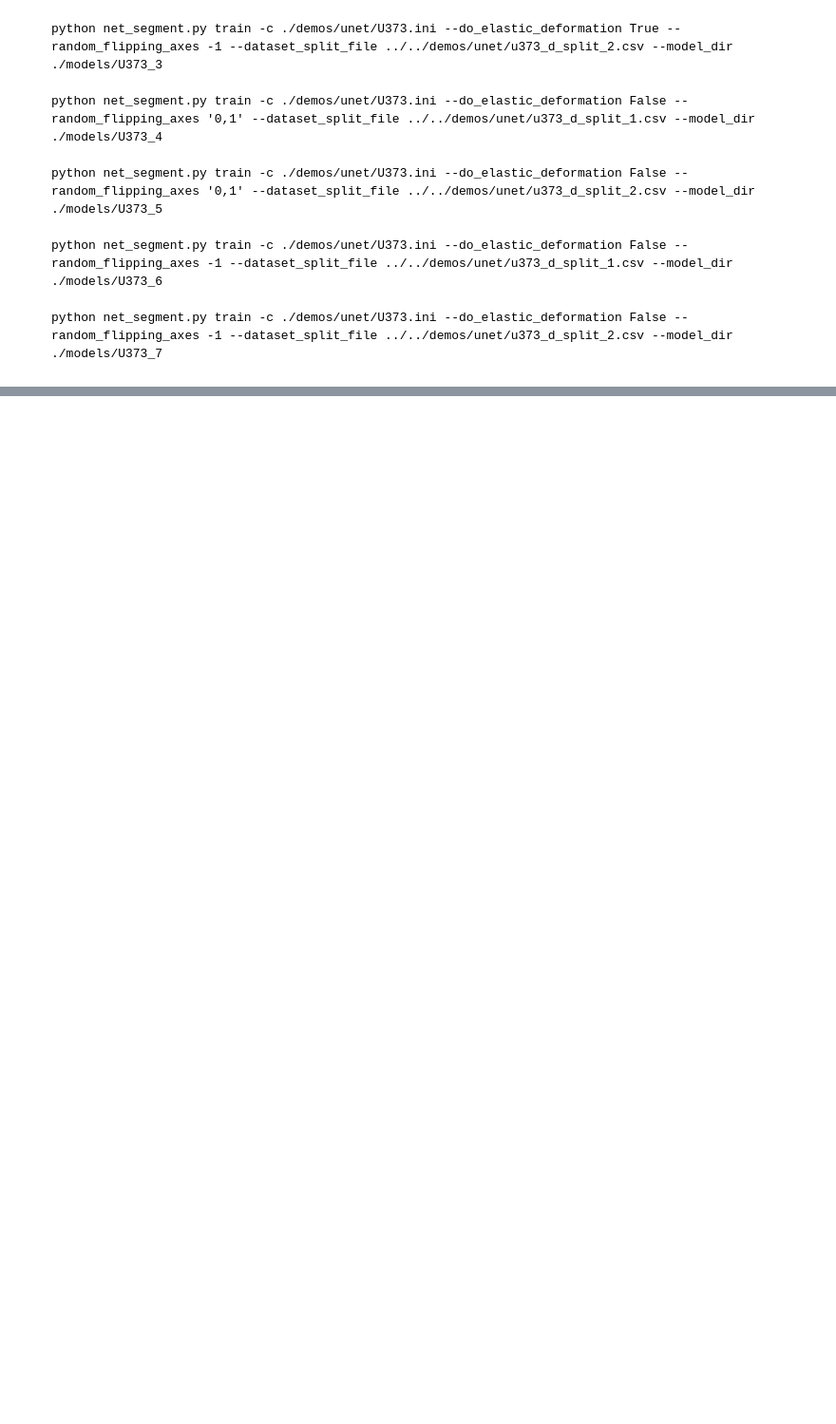
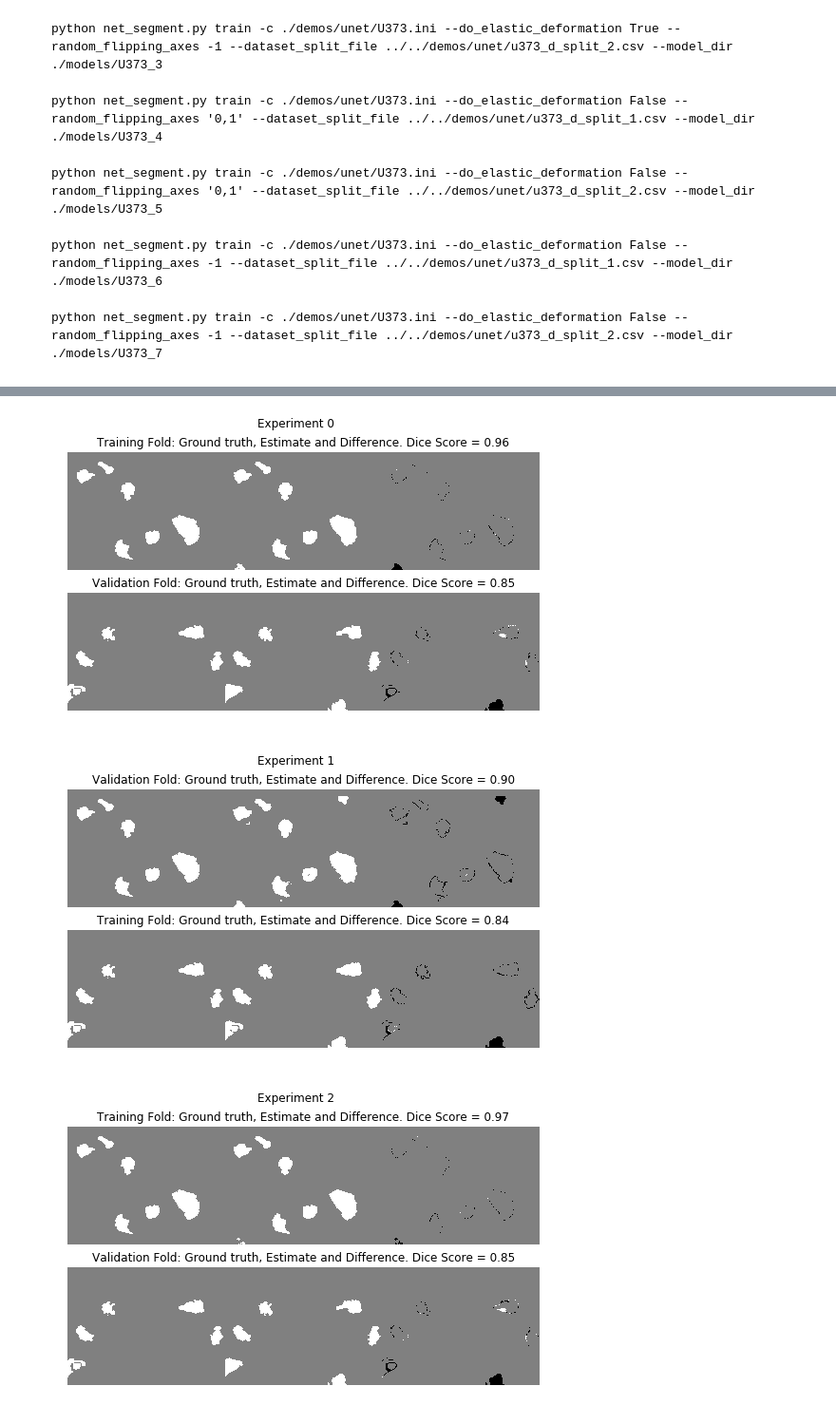
Before and after one commit to NifTK/NiftyNet, a Jupyter notebook: demos/unet/U-Net_Demo.ipynb, the cells around one changed output, grey strips where cells are left out. Shown at 95% size. Drawn from its saved outputs; the diff is of its cells as text; code cells hidden in the pictures; blank space fills up the shorter version.

```diff
--- a/demos/unet/U-Net_Demo.ipynb
+++ b/demos/unet/U-Net_Demo.ipynb
@@ -410,8 +454,0 @@ TypeError: __init__() got an unexpected keyword argument 'mode'
-# %%
-_, image_data, _ = reader(idx=0)
-
-f, (ax0, ax1) = plt.subplots(1,2, figsize=(16,4))
-ax0.imshow(image_data['MR'].squeeze(), cmap='gray')
-ax0.set_axis_off()
-ax1.imshow(image_data['label'].squeeze(), cmap='gray')
-ax1.set_axis_off()
@@ -453,8 +454,0 @@ with tf.Session() as sess:
-# %%
-import matplotlib.pyplot as plt
-f, (ax0, ax1) = plt.subplots(1,2, figsize=(9,9))
-ax0.imshow(windows['MR'][0,:,:,0], cmap='gray')
-ax0.set_axis_off()
-ax1.imshow(windows['MR'][1,:,:,0], cmap='gray')
-ax1.set_axis_off()
-plt.show()
@@ -462,0 +567,12 @@ plt.show()
+# %%
+data_dir = "../../data/u-net/PhC-C2DH-U373/niftynet_data/"
+
+ground_truths = [os.path.join(data_dir, f) for f in os.listdir(data_dir) if f.startswith('bin_seg')]
+est_dirs = {x: "../../models/U373_" + str(x) + "/output/" for x in range(8)}
+u373_ids = ('001_01', '059_02')
+
+df_u373 = get_and_plot_results(est_dirs, u373_ids)
+# %% [output]
+[figure, added]
+[figure, added]
+[figure, added]
```
Also changed, not shown: parts of 23 cells of this notebook, 2 other files.
